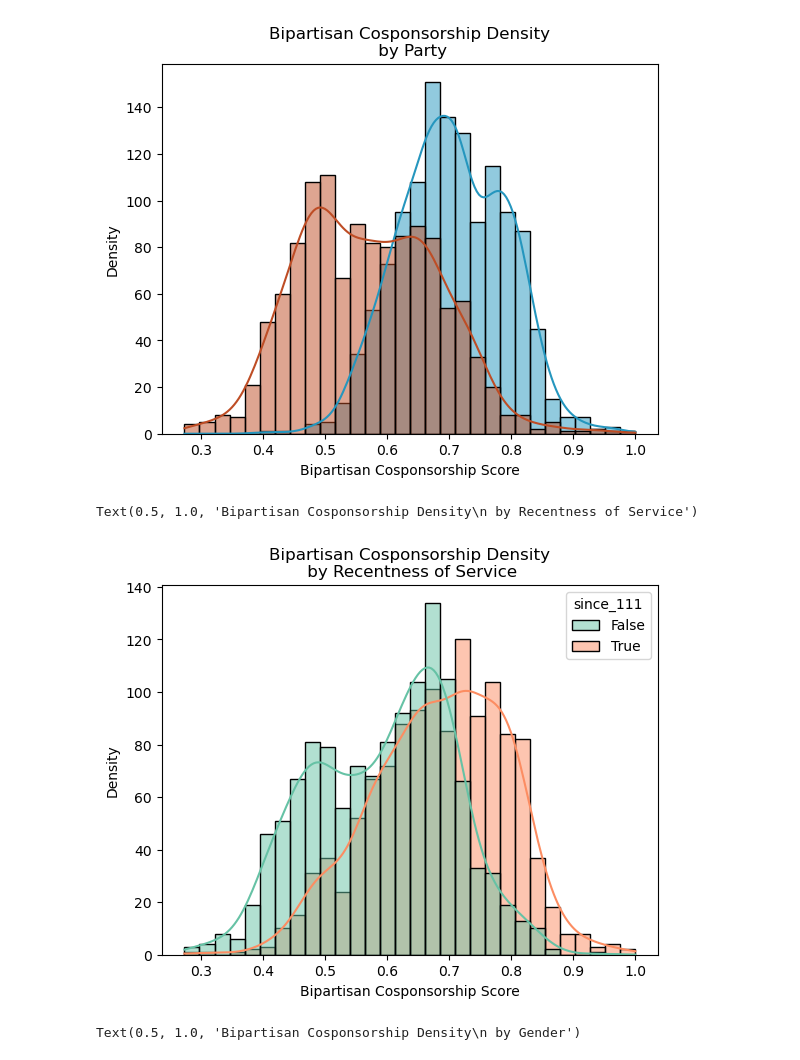
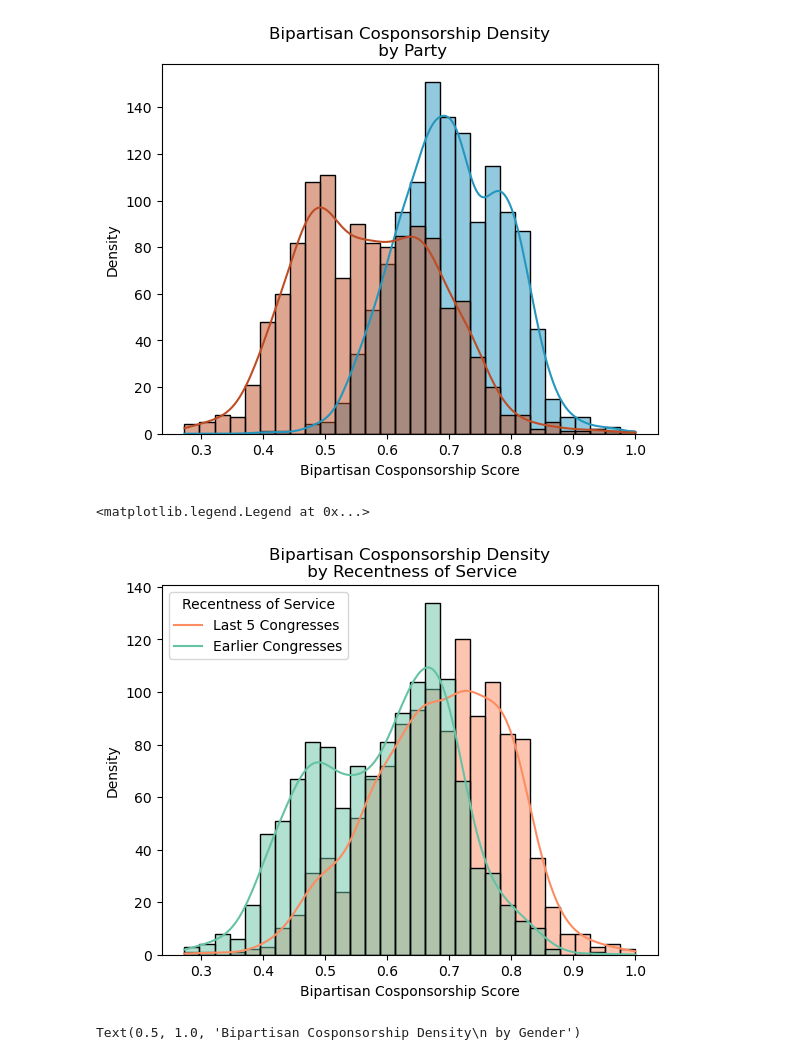
Before and after one commit to hhuntz/congressional_networks, a Jupyter notebook: visualization.ipynb, the cells around one changed output. Saved outputs shown, nothing was run; the diff lists cells and outputs as text; code cells hidden in the pictures.

```diff
--- a/visualization.ipynb
+++ b/visualization.ipynb
@@ -108,13 +108,14 @@ Text(0.5, 1.0, 'Bipartisan Cosponsorship Density\n by Party')
 # %%
 # chart bipart score density by recent service
 sns.histplot(df, x = 'bipartisan_cosponsorship_score', kde = True, hue = 'since_111',
             palette = last_5)
 plt.xlabel("Bipartisan Cosponsorship Score")
 plt.ylabel("Density")
 plt.title("Bipartisan Cosponsorship Density\n by Recentness of Service")
+plt.legend(title='Recentness of Service', loc='upper left', labels=['Last 5 Congresses', 'Earlier Congresses'])
 # %% [output]
-Text(0.5, 1.0, 'Bipartisan Cosponsorship Density\n by Recentness of Service')
+<matplotlib.legend.Legend at 0x...>
-[figure, old version]
+[figure, new version]
 # %%
 # chart bipart score density by gender
 sns.histplot(df, x = 'bipartisan_cosponsorship_score', kde = True, hue = 'gender',
```
Also changed, not shown: parts of 4 cells of this notebook.
